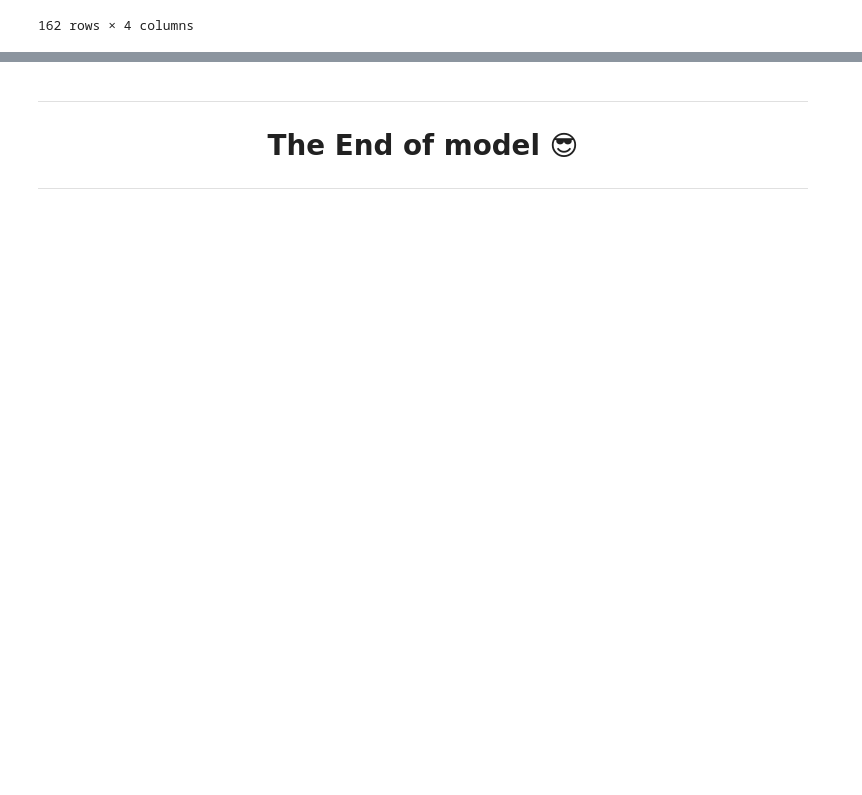
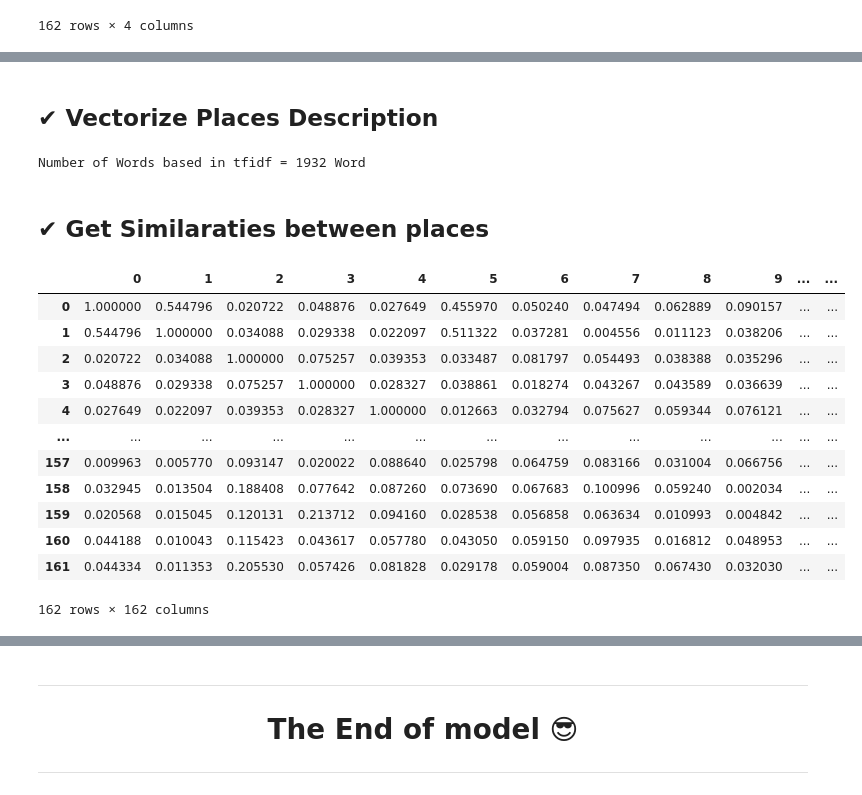
Before and after one commit to Youssef3082004/Lumeria_AI, a Jupyter notebook: Content.ipynb, the cells around one changed output, grey strips where cells are left out. Cells and saved outputs as stored; diff of their text form; code cells hidden in the pictures; blank space fills up the shorter version.

```diff
--- a/Content.ipynb
+++ b/Content.ipynb
@@ -46,7 +53,7 @@ places["PlaceDescription"] = places["Description"] + " " + places["Location"] +
 # %% [markdown]
 ## 🚩 Choosing Features that will matter to Text Preprocessing
 # %%
-places = places.loc[ : , ["ID","Name","PlaceDescription"]]
+df = places.loc[ : , ["ID","Name","PlaceDescription"]]
 # %% [markdown]
 ## 📍 Lowering Text
 # %%
@@ -214,0 +227,2 @@ desc.Update(lambda x:re.sub(pattern=r"\s+",repl=" ",string=x))
+# %% [markdown]
+## ✔ Vectorize Places Description
@@ -214,0 +233,6 @@ desc.Update(lambda x:re.sub(pattern=r"\s+",repl=" ",string=x))
+# %%
+print(f"Number of Words based in tfidf = {len(tfidf.get_feature_names_out())} Word")
+# %% [output]
+Number of Words based in tfidf = 1932 Word
+# %% [markdown]
+## ✔ Get Similaraties between places
@@ -214,0 +241,16 @@ desc.Update(lambda x:re.sub(pattern=r"\s+",repl=" ",string=x))
+# %%
+pd.DataFrame(Places_similarity)
+# %% [output]
+|  | 0 | 1 | 2 | 3 | 4 | 5 | 6 | 7 | 8 | 9 | ... | ... |
+| 0 | 1.000000 | 0.544796 | 0.020722 | 0.048876 | 0.027649 | 0.455970 | 0.050240 | 0.047494 | 0.062889 | 0.090157 | ... | ... |
+| 1 | 0.544796 | 1.000000 | 0.034088 | 0.029338 | 0.022097 | 0.511322 | 0.037281 | 0.004556 | 0.011123 | 0.038206 | ... | ... |
+| 2 | 0.020722 | 0.034088 | 1.000000 | 0.075257 | 0.039353 | 0.033487 | 0.081797 | 0.054493 | 0.038388 | 0.035296 | ... | ... |
+| 3 | 0.048876 | 0.029338 | 0.075257 | 1.000000 | 0.028327 | 0.038861 | 0.018274 | 0.043267 | 0.043589 | 0.036639 | ... | ... |
+| 4 | 0.027649 | 0.022097 | 0.039353 | 0.028327 | 1.000000 | 0.012663 | 0.032794 | 0.075627 | 0.059344 | 0.076121 | ... | ... |
+| ... | ... | ... | ... | ... | ... | ... | ... | ... | ... | ... | ... | ... |
+| 157 | 0.009963 | 0.005770 | 0.093147 | 0.020022 | 0.088640 | 0.025798 | 0.064759 | 0.083166 | 0.031004 | 0.066756 | ... | ... |
+| 158 | 0.032945 | 0.013504 | 0.188408 | 0.077642 | 0.087260 | 0.073690 | 0.067683 | 0.100996 | 0.059240 | 0.002034 | ... | ... |
+| 159 | 0.020568 | 0.015045 | 0.120131 | 0.213712 | 0.094160 | 0.028538 | 0.056858 | 0.063634 | 0.010993 | 0.004842 | ... | ... |
+| 160 | 0.044188 | 0.010043 | 0.115423 | 0.043617 | 0.057780 | 0.043050 | 0.059150 | 0.097935 | 0.016812 | 0.048953 | ... | ... |
+| 161 | 0.044334 | 0.011353 | 0.205530 | 0.057426 | 0.081828 | 0.029178 | 0.059004 | 0.087350 | 0.067430 | 0.032030 | ... | ... |
+162 rows × 162 columns
```
Also changed, not shown: parts of 20 cells of this notebook.
